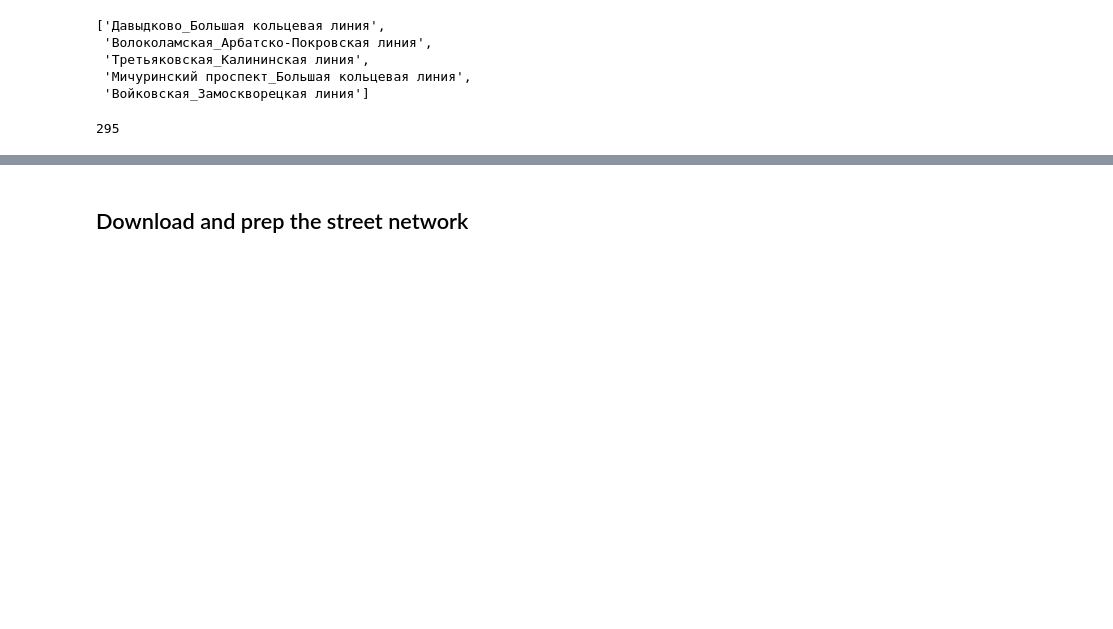
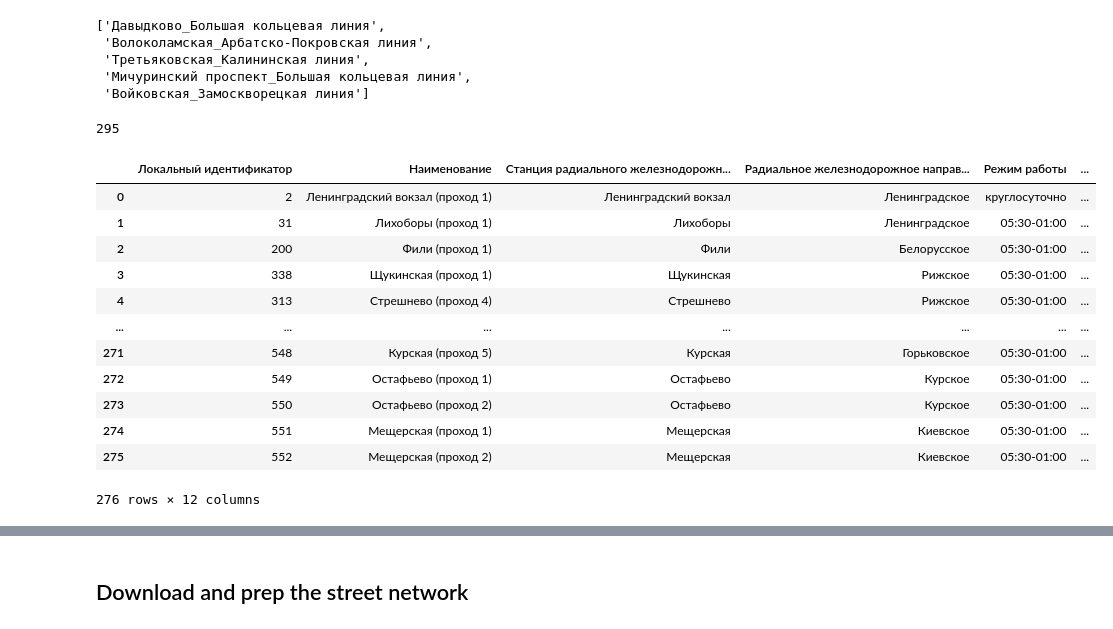
Before and after one commit to DoneGame/Metro-Coverage-Mapa, a Jupyter notebook: osmnx-isochrones.ipynb, the cells around one changed output, grey strips where cells are left out. Saved outputs shown, nothing was run; the diff lists cells and outputs as text; code cells hidden in the pictures; blank space fills up the shorter version.

```diff
--- a/osmnx-isochrones.ipynb
+++ b/osmnx-isochrones.ipynb
@@ -110,0 +114,17 @@ len(stations)
+# %%
+train_df = pd.read_csv('data/train-exits-2024-12-02.csv', delimiter=';')
+train_df
+# %% [output]
+|  | Локальный идентификатор | Наименование | Станция радиального железнодорожн... | Радиальное железнодорожное направ... | Режим работы | ... |
+| 0 | 2 | Ленинградский вокзал (проход 1) | Ленинградский вокзал | Ленинградское | круглосуточно | ... |
+| 1 | 31 | Лихоборы (проход 1) | Лихоборы | Ленинградское | 05:30-01:00 | ... |
+| 2 | 200 | Фили (проход 1) | Фили | Белорусское | 05:30-01:00 | ... |
+| 3 | 338 | Щукинская (проход 1) | Щукинская | Рижское | 05:30-01:00 | ... |
+| 4 | 313 | Стрешнево (проход 4) | Стрешнево | Рижское | 05:30-01:00 | ... |
+| ... | ... | ... | ... | ... | ... | ... |
+| 271 | 548 | Курская (проход 5) | Курская | Горьковское | 05:30-01:00 | ... |
+| 272 | 549 | Остафьево (проход 1) | Остафьево | Курское | 05:30-01:00 | ... |
+| 273 | 550 | Остафьево (проход 2) | Остафьево | Курское | 05:30-01:00 | ... |
+| 274 | 551 | Мещерская (проход 1) | Мещерская | Киевское | 05:30-01:00 | ... |
+| 275 | 552 | Мещерская (проход 2) | Мещерская | Киевское | 05:30-01:00 | ... |
+276 rows × 12 columns
```
Also changed, not shown: parts of 21 cells of this notebook.
